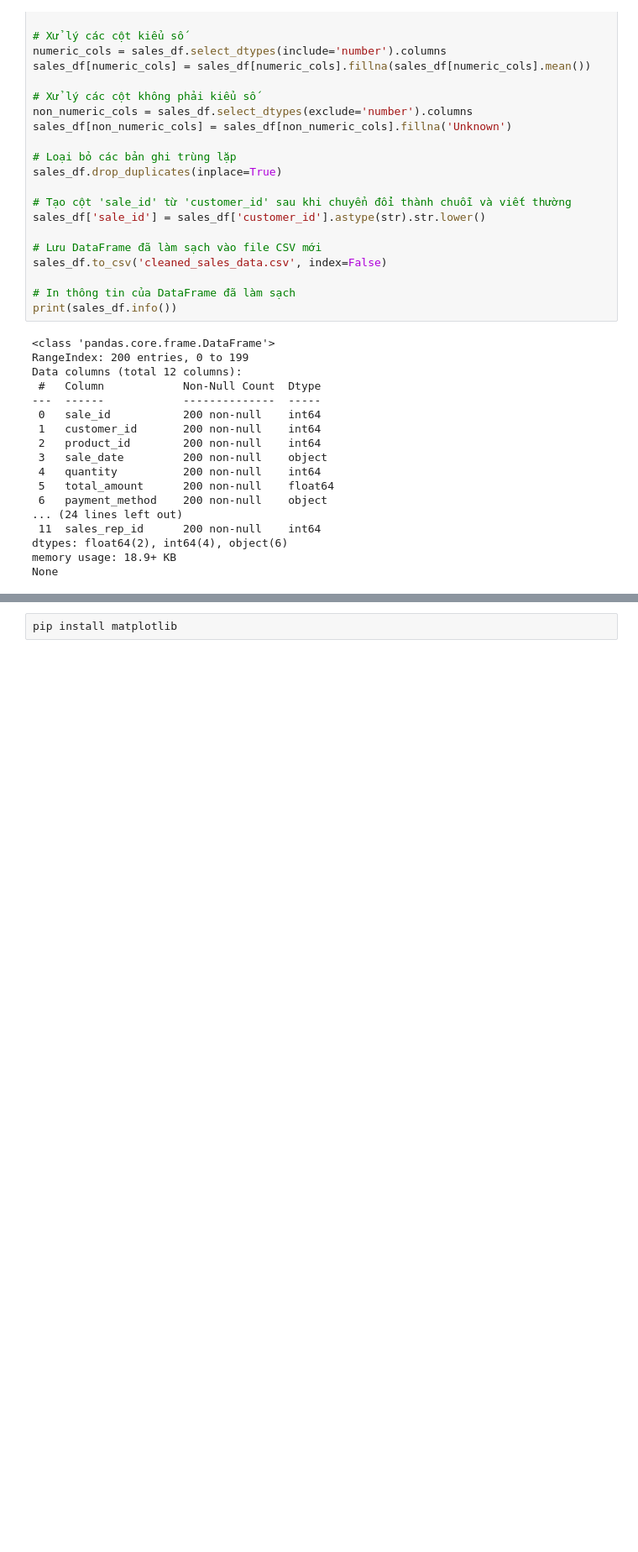
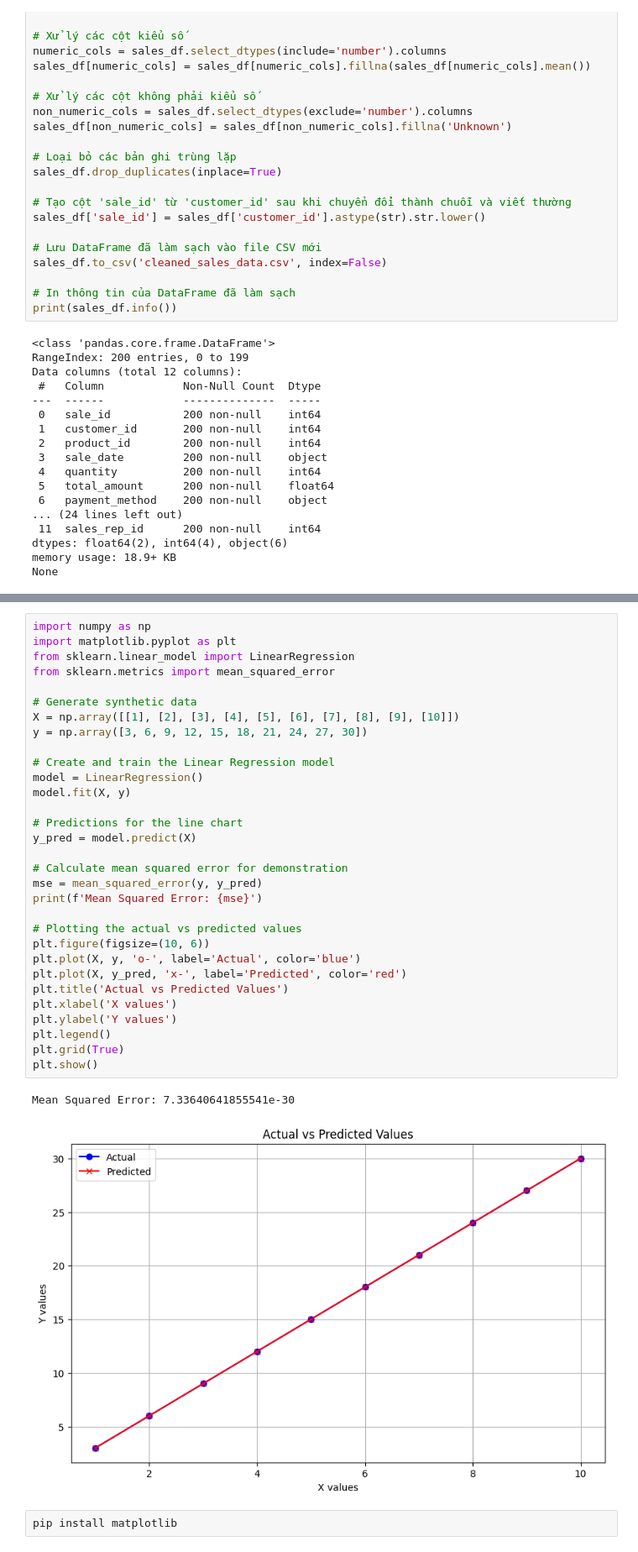
Before and after one commit to trantoan12345/WDD_ASM2, a Jupyter notebook: Untitled0.ipynb, the cells around one changed output, grey strips where cells are left out. Shown at 84% size. Drawn from its saved outputs; the diff is of its cells as text; blank space fills up the shorter version.

```diff
--- a/Untitled0.ipynb
+++ b/Untitled0.ipynb
@@ -62,3 +150,37 @@ None
+# %%
+import numpy as np
+import matplotlib.pyplot as plt
+from sklearn.linear_model import LinearRegression
+from sklearn.metrics import mean_squared_error
+
+# Generate synthetic data
+X = np.array([[1], [2], [3], [4], [5], [6], [7], [8], [9], [10]])
+y = np.array([3, 6, 9, 12, 15, 18, 21, 24, 27, 30])
+
+# Create and train the Linear Regression model
+model = LinearRegression()
+model.fit(X, y)
+
+# Predictions for the line chart
+y_pred = model.predict(X)
+
+# Calculate mean squared error for demonstration
+mse = mean_squared_error(y, y_pred)
+print(f'Mean Squared Error: {mse}')
+
+# Plotting the actual vs predicted values
+plt.figure(figsize=(10, 6))
+plt.plot(X, y, 'o-', label='Actual', color='blue')
+plt.plot(X, y_pred, 'x-', label='Predicted', color='red')
+plt.title('Actual vs Predicted Values')
+plt.xlabel('X values')
+plt.ylabel('Y values')
+plt.legend()
+plt.grid(True)
+plt.show()
+# %% [output]
+Mean Squared Error: 7.33640641855541e-30
+[figure, added]
 # %%
 pip install matplotlib
 # %% [output]
```
Also changed, not shown: parts of 4 cells of this notebook.
